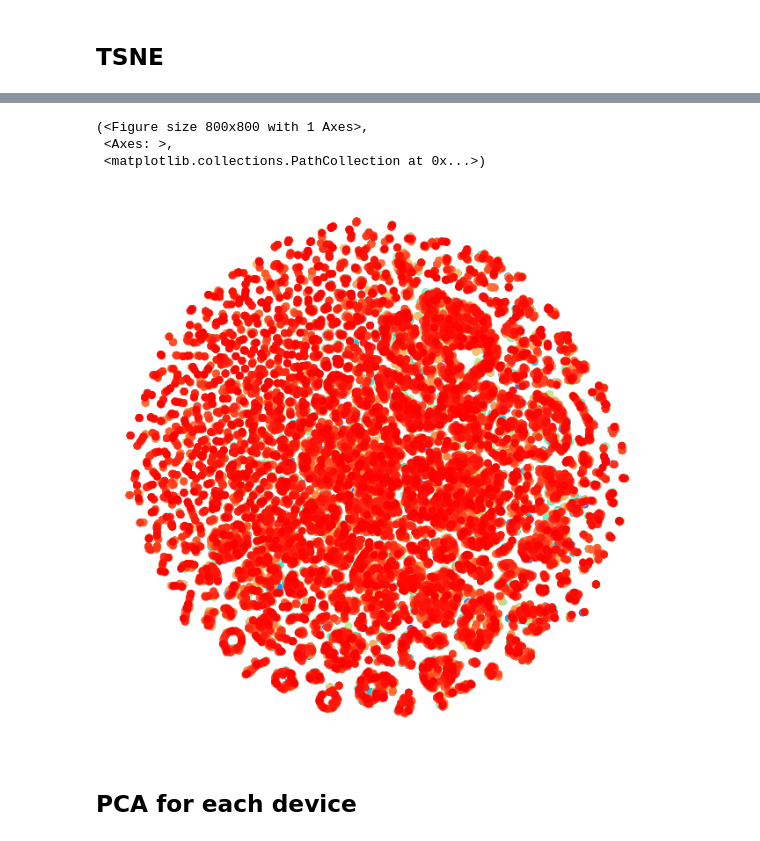
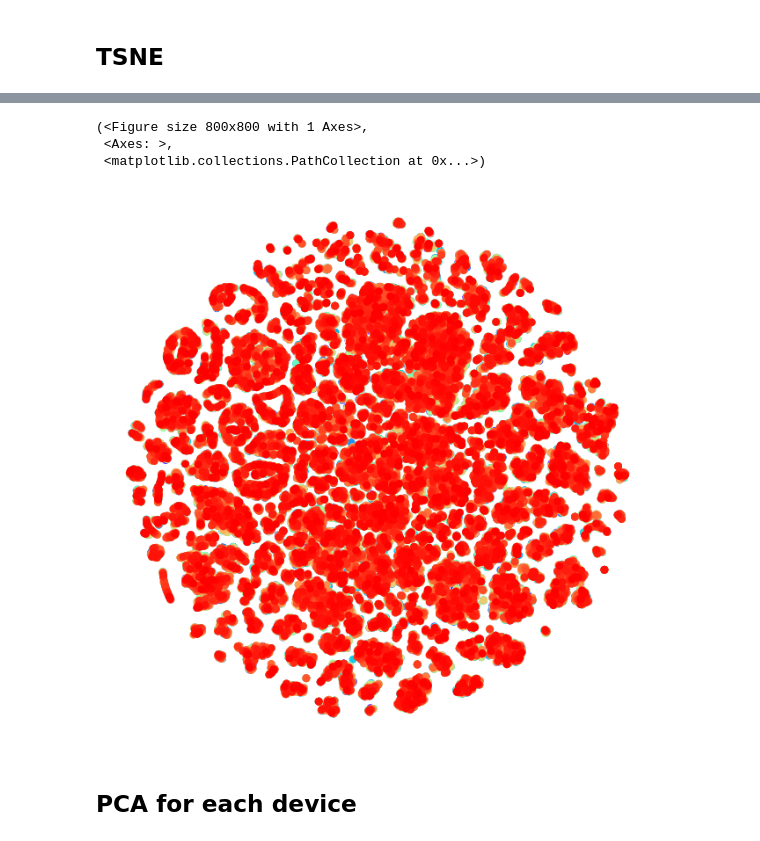
Before and after one commit to sienkozuzanna/ml-activity-detection, a Jupyter notebook: features engineering/feature_engineering_pipelines.ipynb, the cells around one changed output, grey strips where cells are left out. Cells and saved outputs as stored; diff of their text form; code cells hidden in the pictures.

```diff
--- a/features engineering/feature_engineering_pipelines.ipynb
+++ b/features engineering/feature_engineering_pipelines.ipynb
@@ -391,0 +526,7 @@ Text(0, 0.5, 'cumulative explained variance')
+# %%
+%%time
+
+X_train_transformed_sample2 = resample(X_pca_reduced, n_samples=100000, random_state=42)
+
+tSNE2 = TSNE(random_state=42, verbose=1)
+digits_proj_sample2 = tSNE2.fit_transform(X_train_transformed_sample2)
@@ -391,0 +584,27 @@ Text(0, 0.5, 'cumulative explained variance')
+# %%
+scaler = StandardScaler()
+digits_proj_sample2 = scaler.fit_transform(digits_proj_sample2)
+
+dbscan = DBSCAN(eps=0.1, min_samples=1)
+dbscan_labels = dbscan.fit_predict(digits_proj_sample2)
+
+# Plot the clusters
+plt.figure(figsize=(12, 8))
+unique_labels = set(dbscan_labels)
+colors = [plt.cm.Spectral(each) for each in np.linspace(0, 1, len(unique_labels))]
+
+for k, col in zip(unique_labels, colors):
+    if k == -1:
+        # Black used for noise.
+        col = [0, 0, 0, 1]
+
+    class_member_mask = (dbscan_labels == k)
+
+    xy = digits_proj_sample2[class_member_mask]
+    plt.scatter(xy[:, 0], xy[:, 1], s=10, color=tuple(col), label=f'Cluster {k}', alpha=0.6)
+
+plt.title('DBSCAN Clustering of t-SNE Transformed Data')
+plt.xlim(-5, 5)
+plt.ylim(-5, 5)
+plt.legend()
+plt.show()
@@ -436,10 +681,10 @@ Wall time: 14min 35s
 # %%
-scatter_tsne(digits_proj_sample)
+scatter_tsne(digits_proj_sample2)
 # %% [output]
 (<Figure size 800x800 with 1 Axes>,
  <Axes: >,
  <matplotlib.collections.PathCollection at 0x...>)
-[figure, old version]
+[figure, new version]
 # %% [markdown]
 ## PCA for each device
 # %%
```
Also changed, not shown: parts of 39 cells of this notebook.
